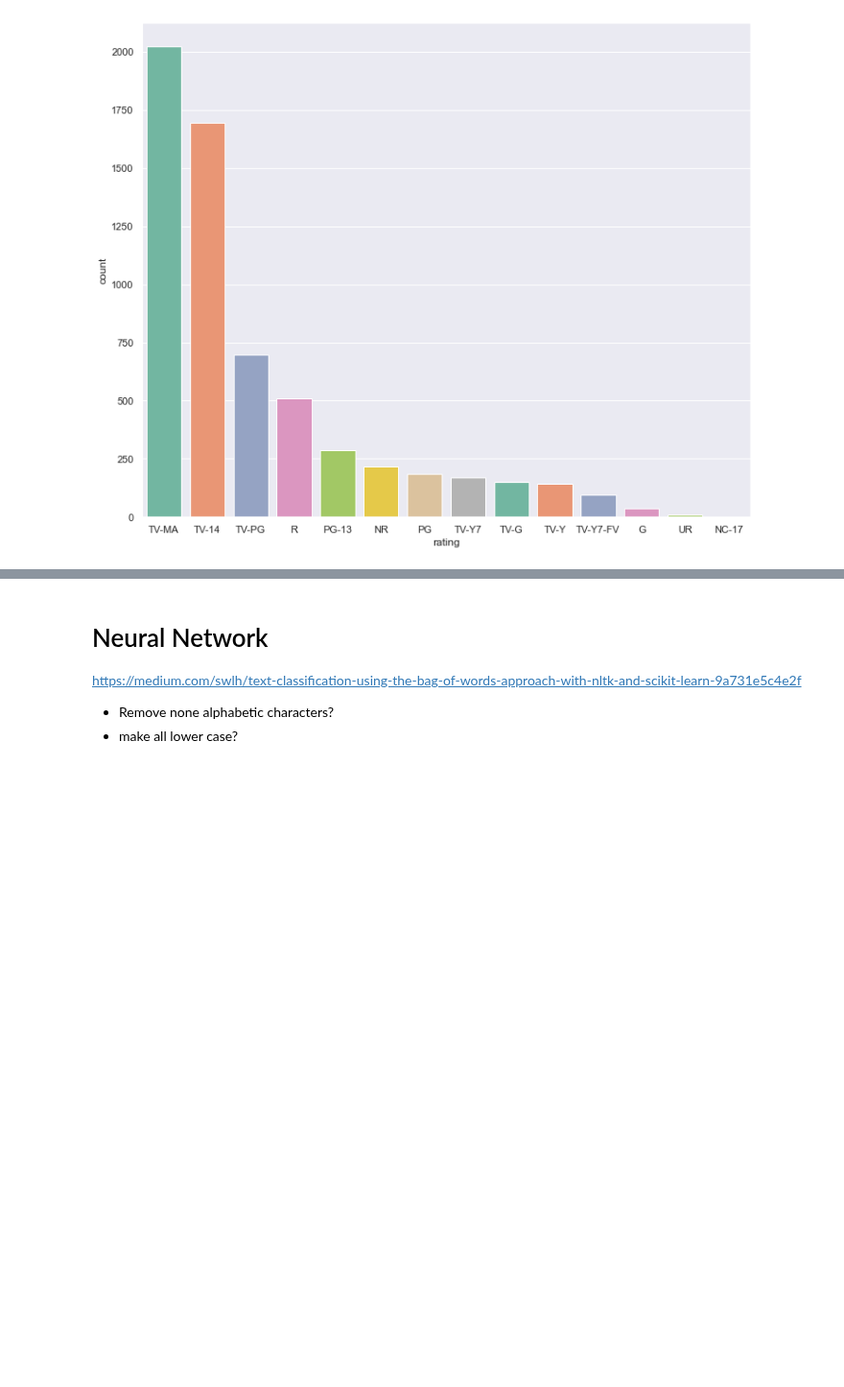
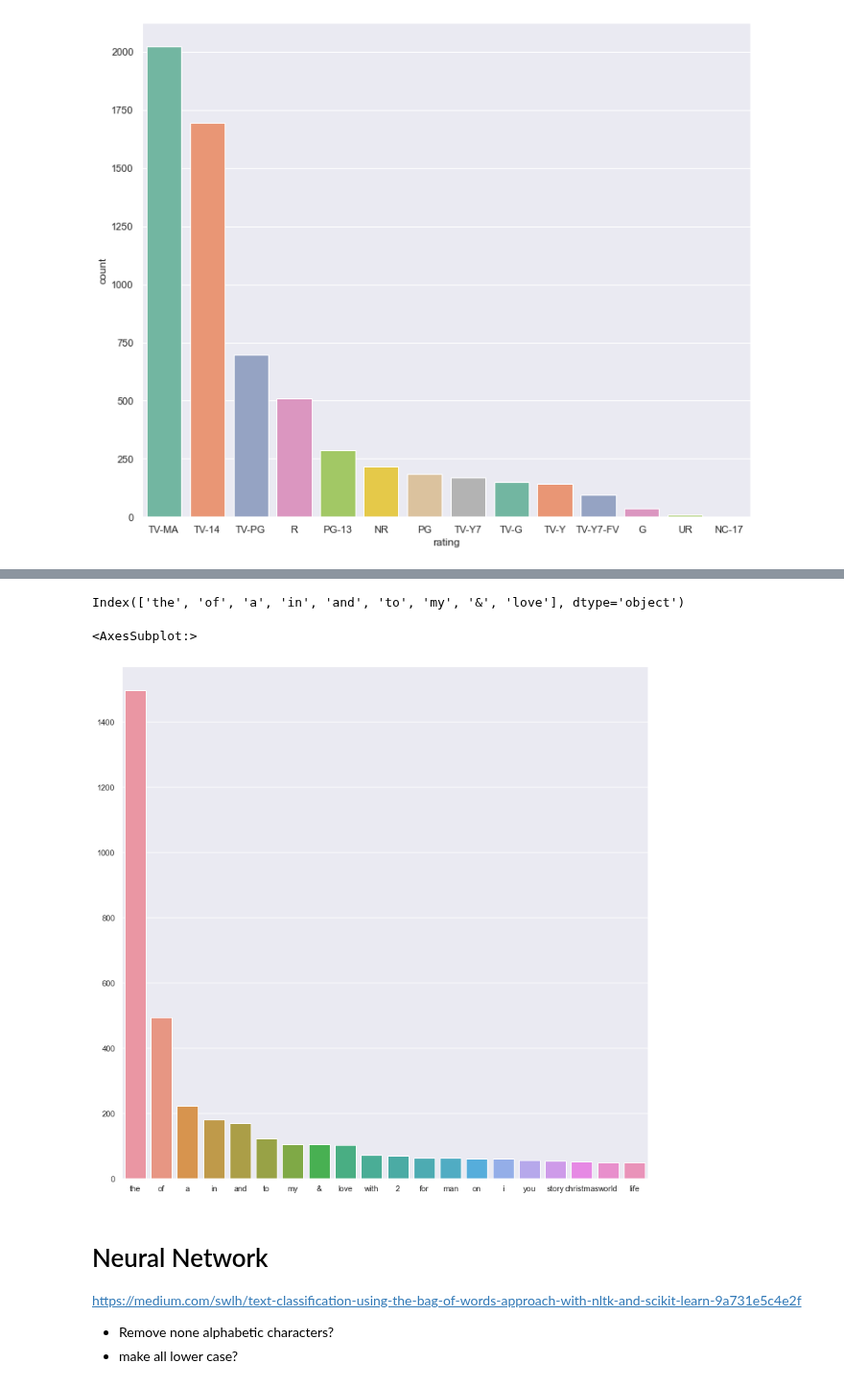
Before and after one commit to aSkailand/dat540-netflix_catalogue, a Jupyter notebook: steffen/Netflix Project Steffen.ipynb, the cells around one changed output, grey strips where cells are left out. Shown at 96% size. Drawn from its saved outputs; the diff is of its cells as text; code cells hidden in the pictures; blank space fills up the shorter version.

```diff
--- a/steffen/Netflix Project Steffen.ipynb
+++ b/steffen/Netflix Project Steffen.ipynb
@@ -208,3 +222,17 @@ Text(0.5, 1.0, 'Genre vs PG Rating')
+# %%
+
+word_freq = temp4.title.str.lower().str.split(expand=True).stack().value_counts()[:20]
+index = word_freq.index
+values = word_freq.values
+
+word_freq[word_freq[:20].gt(100)].index
+# %% [output]
+Index(['the', 'of', 'a', 'in', 'and', 'to', 'my', '&', 'love'], dtype='object')
+# %%
+sns.barplot(index, values)
+# %% [output]
+<AxesSubplot:>
+[figure, added]
 # %% [markdown]
 # Neural Network
 
```
Also changed, not shown: parts of 5 cells of this notebook, 1 other file.
